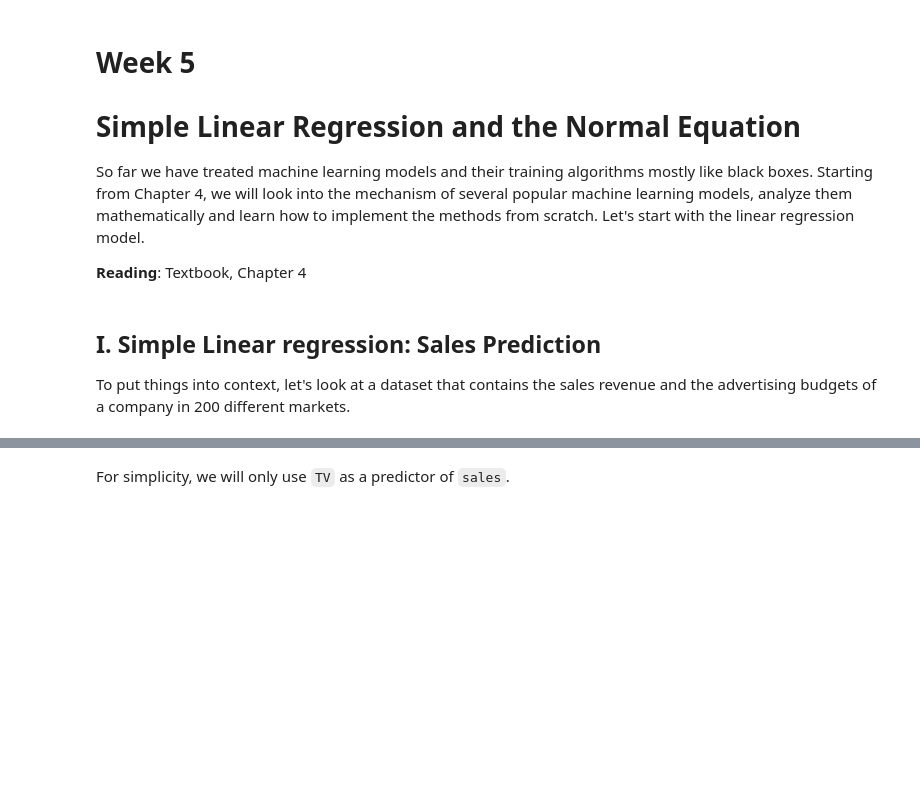
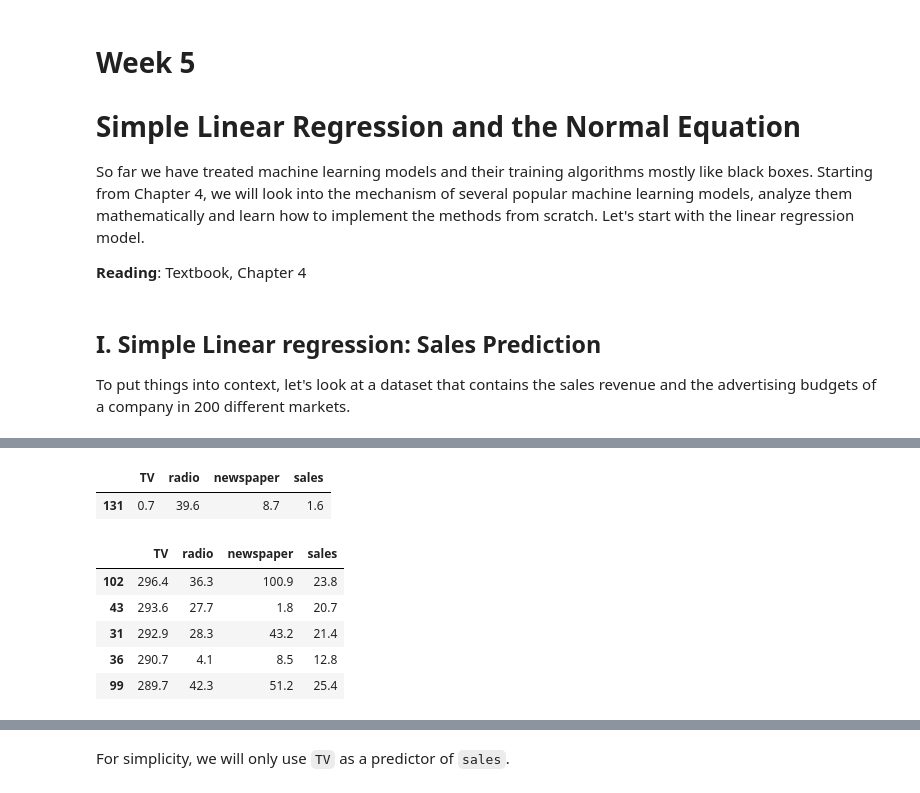
Before and after one commit to ch00226855/CMP414765Spring2022, a Jupyter notebook: Week05_LinearRegression.ipynb, the cells around one changed output, grey strips where cells are left out. Drawn from its saved outputs; the diff is of its cells as text; code cells hidden in the pictures; blank space fills up the shorter version.

```diff
--- a/Week05_LinearRegression.ipynb
+++ b/Week05_LinearRegression.ipynb
@@ -43,3 +97,24 @@ plt.show() # this is needed in other Python environments
+# %%
+# The outcome from the describe() method suggests there are outliers.
+
+# Use a filter to extract the record with 0.7 TV value
+advertising[advertising["TV"] == 0.7] # the condition in [] creates a list of boolean indices
+# %% [output]
+|  | TV | radio | newspaper | sales |
+| 131 | 0.7 | 39.6 | 8.7 | 1.6 |
+# %%
+# Sort the records in the ascending order of TV
+advertising.sort_values(by="TV", ascending=False, inplace=True)
+advertising = advertising.sort_values(by="TV", ascending=False)
+# %%
+advertising.head()
+# %% [output]
+|  | TV | radio | newspaper | sales |
+| 102 | 296.4 | 36.3 | 100.9 | 23.8 |
+| 43 | 293.6 | 27.7 | 1.8 | 20.7 |
+| 31 | 292.9 | 28.3 | 43.2 | 21.4 |
+| 36 | 290.7 | 4.1 | 8.5 | 12.8 |
+| 99 | 289.7 | 42.3 | 51.2 | 25.4 |
 # %% [markdown]
 ### Correlation Coefficient: Numerical Measure of Correlations
 The **correlation coefficient** is a numerical measurement of **linear correlation** between two variables.
```
Also changed, not shown: parts of 17 cells of this notebook.
